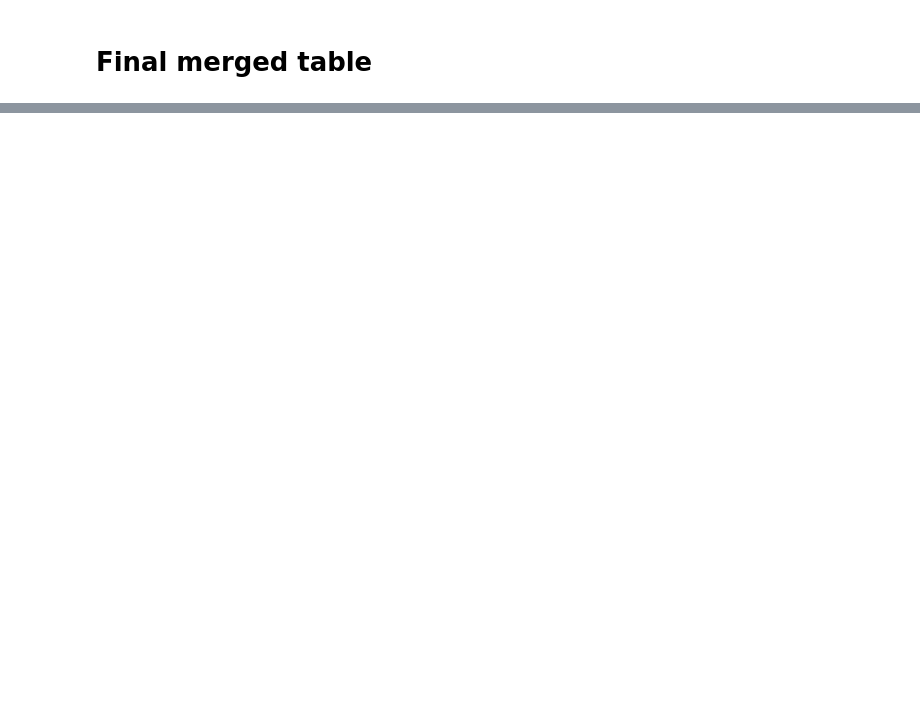
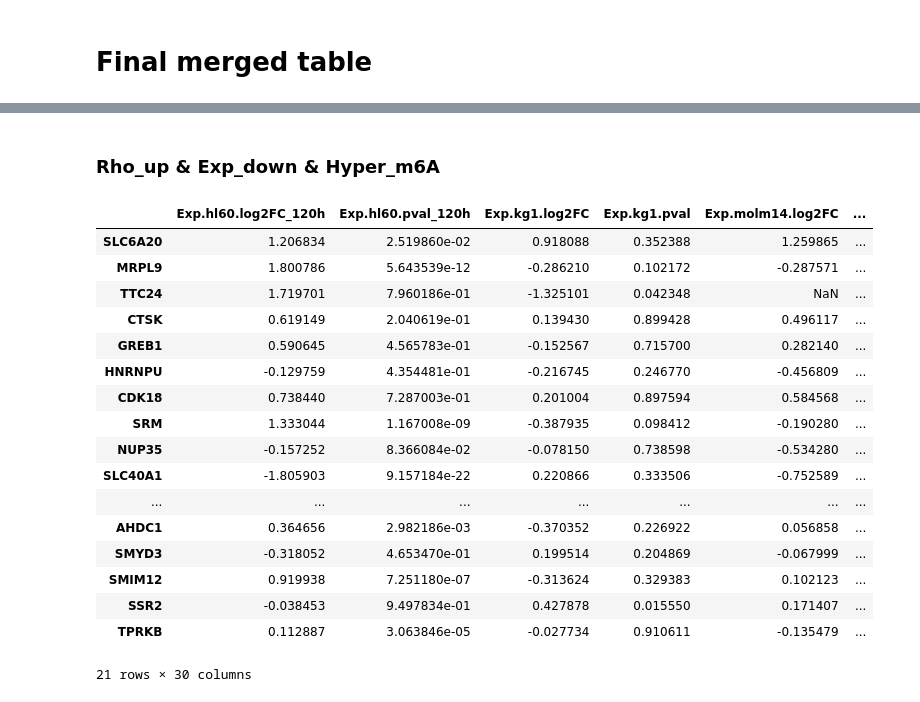
Before and after one commit to goodarzilab/Abe, a Jupyter notebook: Gilbertlab/Decitabine_treatment/combined_analysis-intersectional-genes.ipynb, the cells around one changed output, grey strips where cells are left out. Saved outputs shown, nothing was run; the diff lists cells and outputs as text; code cells hidden in the pictures; blank space fills up the shorter version.

Commit message:
update decitabine analysis
finish must of intersectional analysis

```diff
--- a/Gilbertlab/Decitabine_treatment/combined_analysis-intersectional-genes.ipynb
+++ b/Gilbertlab/Decitabine_treatment/combined_analysis-intersectional-genes.ipynb
@@ -193,12 +23,0 @@ Define top genes in $\Delta$RNA expression data space:
-# %%
-def set_Top_Exp(fc_thr, pv_thr, n_line):
-    print ('Subset Top Exp data frame:')
-
-    Top['Exp'] = {}
-    Top['Exp']['threshold'] = [['fc_thr',fc_thr],['pv_thr',pv_thr]]
-    Top['Exp']['up'], Top['Exp']['down'] = find_top(
-        exp_df,
-        [c for c in exp_df.columns if 'log2FC' in c], fc_thr,
-        [c for c in exp_df.columns if 'pval' in c], pv_thr,
-        n_line=n_line
-    )
@@ -224,12 +23,0 @@ Define top genes in $\Delta$RNA stability data space:
-# %%
-def set_Top_Stbl(fc_thr, pv_thr, n_line):
-    print ('Subset Top Stbl data frame:')
-
-    Top['Stbl'] = {}
-    Top['Stbl']['threshold'] = [['fc_thr',fc_thr],['pv_thr',pv_thr]]
-    Top['Stbl']['up'], Top['Stbl']['down'] = find_top(
-        stbl_df,
-        [c for c in stbl_df.columns if 'logFC' in c], fc_thr,
-        [c for c in stbl_df.columns if 'pval' in c], pv_thr,
-        n_line=n_line
-    )
@@ -238,9 +23,0 @@ def set_Top_Stbl(fc_thr, pv_thr, n_line):
-# %%
-def set_Top_Rho(sc_thr,pv_thr):
-    print ('Subset Top Rho data frame:')
-
-    Top['Rho'] = {}
-    Top['Rho']['threshold'] = [['sc_thr',sc_thr],['pv_thr',pv_thr]]
-    Top['Rho']['up'], Top['Rho']['down']  = find_top(
-        Data['hl60']['rho'],
-        'rho score', sc_thr,'Mann-Whitney p-value', pv_thr)
@@ -270,0 +24,8 @@ down: 2616
+# %%
+Top = {}
+
+Top['TE']   = set_Top_TE  (0,0.05)
+Top['Mtyl'] = set_Top_Mtyl(0,0.05)
+Top['Rho']  = set_Top_Rho (0,0.05)
+Top['Exp']  = set_Top_Exp (0,0.05, 1)
+Top['Stbl'] = set_Top_Stbl(0,0.05, 1)
@@ -352,0 +148,25 @@ iter_by_two(['Exp_up', 'Exp_down'],['Rho_up', 'Rho_down'],['Hyper_m6A', 'Hypo_m6
+# %% [markdown]
+### Rho_up & Exp_down & Hyper_m6A
+# %%
+hypothesis4 = list(set(Rho_up).intersection(Exp_down,Hyper_m6A))
+
+make_final_table(hypothesis4)
+# %% [output]
+|  | Exp.hl60.log2FC_120h | Exp.hl60.pval_120h | Exp.kg1.log2FC | Exp.kg1.pval | Exp.molm14.log2FC | ... |
+| SLC6A20 | 1.206834 | 2.519860e-02 | 0.918088 | 0.352388 | 1.259865 | ... |
+| MRPL9 | 1.800786 | 5.643539e-12 | -0.286210 | 0.102172 | -0.287571 | ... |
+| TTC24 | 1.719701 | 7.960186e-01 | -1.325101 | 0.042348 | NaN | ... |
+| CTSK | 0.619149 | 2.040619e-01 | 0.139430 | 0.899428 | 0.496117 | ... |
+| GREB1 | 0.590645 | 4.565783e-01 | -0.152567 | 0.715700 | 0.282140 | ... |
+| HNRNPU | -0.129759 | 4.354481e-01 | -0.216745 | 0.246770 | -0.456809 | ... |
+| CDK18 | 0.738440 | 7.287003e-01 | 0.201004 | 0.897594 | 0.584568 | ... |
+| SRM | 1.333044 | 1.167008e-09 | -0.387935 | 0.098412 | -0.190280 | ... |
+| NUP35 | -0.157252 | 8.366084e-02 | -0.078150 | 0.738598 | -0.534280 | ... |
+| SLC40A1 | -1.805903 | 9.157184e-22 | 0.220866 | 0.333506 | -0.752589 | ... |
+| ... | ... | ... | ... | ... | ... | ... |
+| AHDC1 | 0.364656 | 2.982186e-03 | -0.370352 | 0.226922 | 0.056858 | ... |
+| SMYD3 | -0.318052 | 4.653470e-01 | 0.199514 | 0.204869 | -0.067999 | ... |
+| SMIM12 | 0.919938 | 7.251180e-07 | -0.313624 | 0.329383 | 0.102123 | ... |
+| SSR2 | -0.038453 | 9.497834e-01 | 0.427878 | 0.015550 | 0.171407 | ... |
+| TPRKB | 0.112887 | 3.063846e-05 | -0.027734 | 0.910611 | -0.135479 | ... |
+21 rows × 30 columns
```
Also changed, not shown: parts of 47 cells of this notebook, 5 other files.
